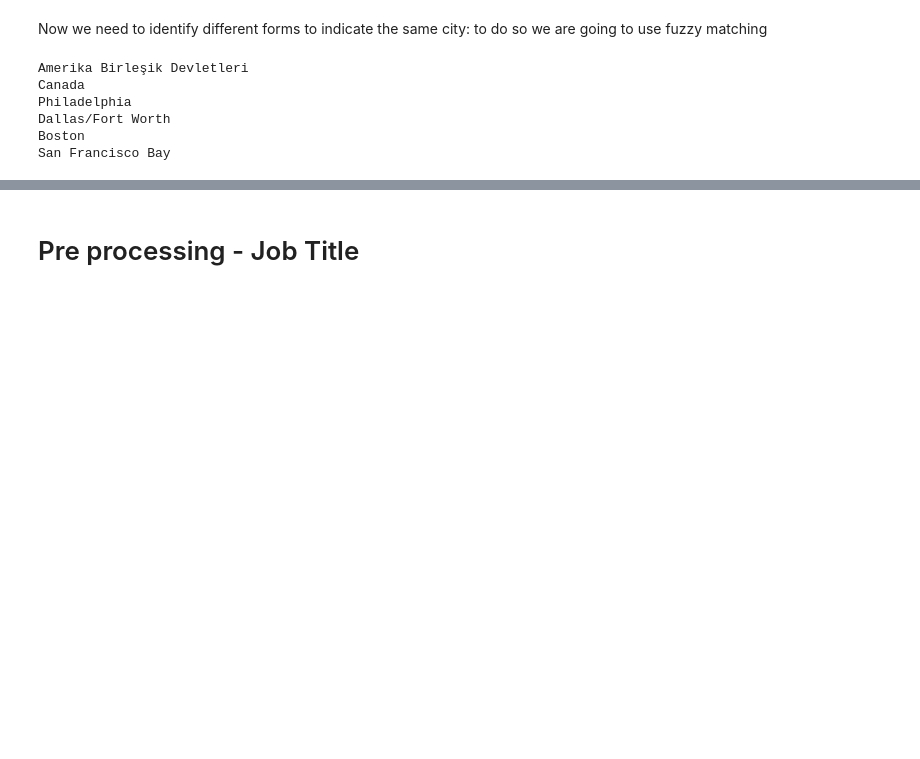
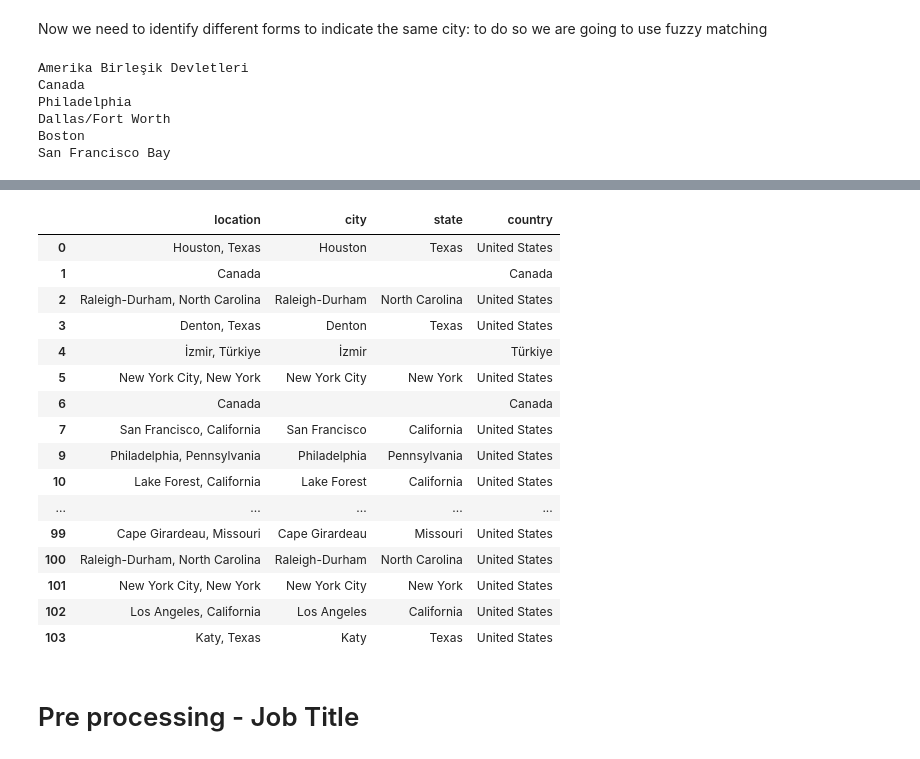
Before and after one commit to Ilvecho/Potential-Talent, a Jupyter notebook: P3_notebook.ipynb, the cells around one changed output, grey strips where cells are left out. Drawn from its saved outputs; the diff is of its cells as text; code cells hidden in the pictures; blank space fills up the shorter version.

```diff
--- a/P3_notebook.ipynb
+++ b/P3_notebook.ipynb
@@ -283,3 +326,23 @@ px.bar(x=unique_data.state.value_counts().keys(), y=unique_data.state.value_coun
+# %%
+unique_data[['location', 'city', 'state', 'country']]
+# %% [output]
+|  | location | city | state | country |
+| 0 | Houston, Texas | Houston | Texas | United States |
+| 1 | Canada |  |  | Canada |
+| 2 | Raleigh-Durham, North Carolina | Raleigh-Durham | North Carolina | United States |
+| 3 | Denton, Texas | Denton | Texas | United States |
+| 4 | İzmir, Türkiye | İzmir |  | Türkiye |
+| 5 | New York City, New York | New York City | New York | United States |
+| 6 | Canada |  |  | Canada |
+| 7 | San Francisco, California | San Francisco | California | United States |
+| 9 | Philadelphia, Pennsylvania | Philadelphia | Pennsylvania | United States |
+| 10 | Lake Forest, California | Lake Forest | California | United States |
+| ... | ... | ... | ... | ... |
+| 99 | Cape Girardeau, Missouri | Cape Girardeau | Missouri | United States |
+| 100 | Raleigh-Durham, North Carolina | Raleigh-Durham | North Carolina | United States |
+| 101 | New York City, New York | New York City | New York | United States |
+| 102 | Los Angeles, California | Los Angeles | California | United States |
+| 103 | Katy, Texas | Katy | Texas | United States |
 # %% [markdown]
 # Pre processing - Job Title
 # %%
```
Also changed, not shown: parts of 28 cells of this notebook.
